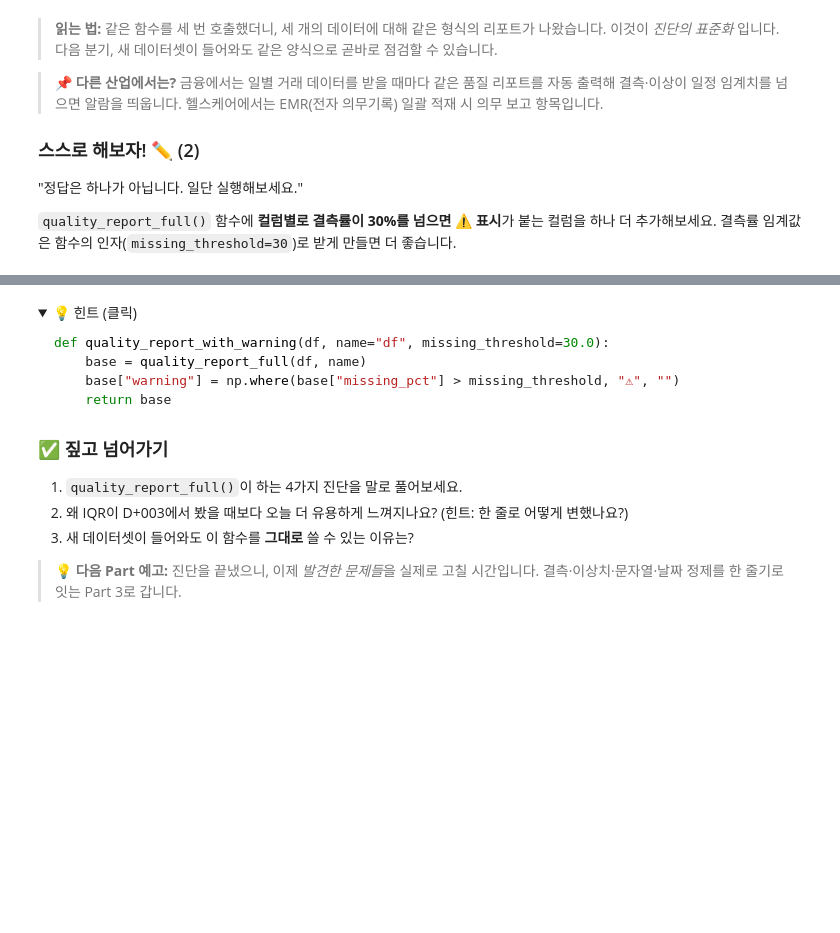
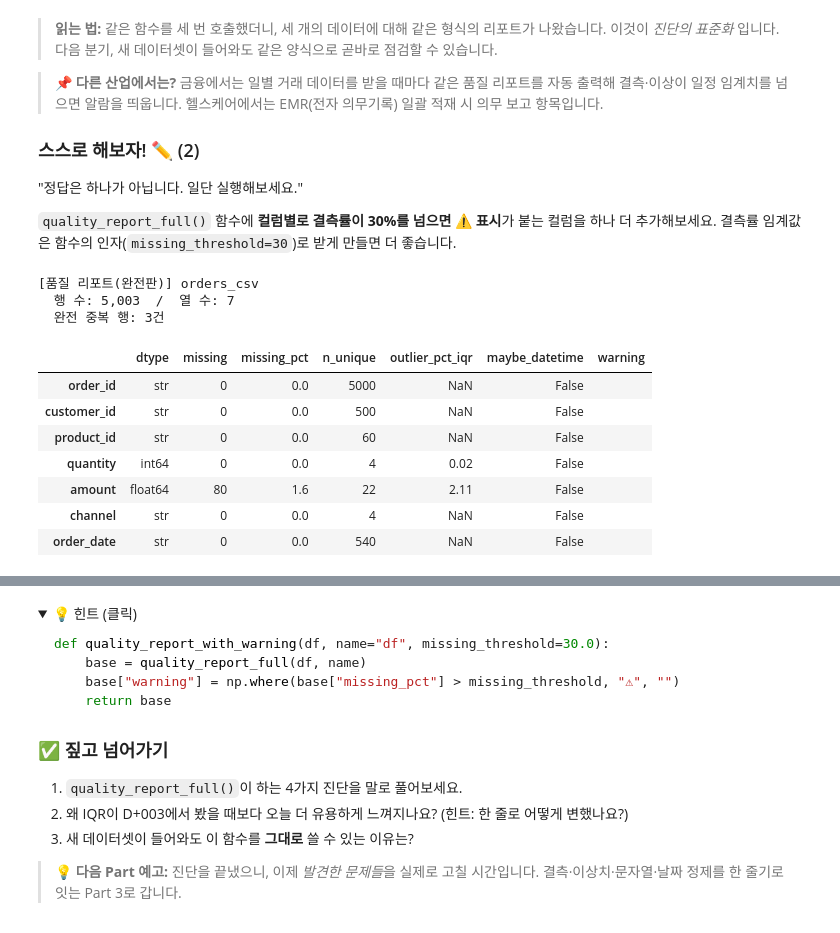
Before and after one commit to dowxy589-sudo/DI-2, a Jupyter notebook: LMS/데이터 수집부터 저장까지 — 파이프라인 완성.ipynb, the cells around one changed output, grey strips where cells are left out. Drawn from its saved outputs; the diff is of its cells as text; code cells hidden in the pictures; folded sections open; blank space fills up the shorter version.

```diff
--- a/LMS/데이터 수집부터 저장까지 — 파이프라인 완성.ipynb
+++ b/LMS/데이터 수집부터 저장까지 — 파이프라인 완성.ipynb
@@ -559,11 +561,22 @@ display(qr_products)
 # %%
 # 스스로 해보자! (2)
 def quality_report_with_warning(df: pd.DataFrame, name: str = "df", missing_threshold: float = 30.0) -> pd.DataFrame:
     '''결측률이 임계치를 넘으면 ⚠ 표시를 붙입니다.'''
-    # 여기에 코드를 작성하세요
+    base = quality_report_full(df, name)
+    base["warning"] = np.where(base["missing_pct"] > missing_threshold, "⚠", "")
+    return base
 
 
-    pass
-
-
-# quality_report_with_warning(orders_csv, "orders_csv", missing_threshold=10)
+quality_report_with_warning(orders_csv, "orders_csv", missing_threshold=10)
+# %% [output]
+[품질 리포트(완전판)] orders_csv
+  행 수: 5,003  /  열 수: 7
+  완전 중복 행: 3건
+|  | dtype | missing | missing_pct | n_unique | outlier_pct_iqr | maybe_datetime | warning |
+| order_id | str | 0 | 0.0 | 5000 | NaN | False |  |
+| customer_id | str | 0 | 0.0 | 500 | NaN | False |  |
+| product_id | str | 0 | 0.0 | 60 | NaN | False |  |
+| quantity | int64 | 0 | 0.0 | 4 | 0.02 | False |  |
+| amount | float64 | 80 | 1.6 | 22 | 2.11 | False |  |
+| channel | str | 0 | 0.0 | 4 | NaN | False |  |
+| order_date | str | 0 | 0.0 | 540 | NaN | False |  |
```
Also changed, not shown: parts of 41 cells of this notebook, 1 other file.
